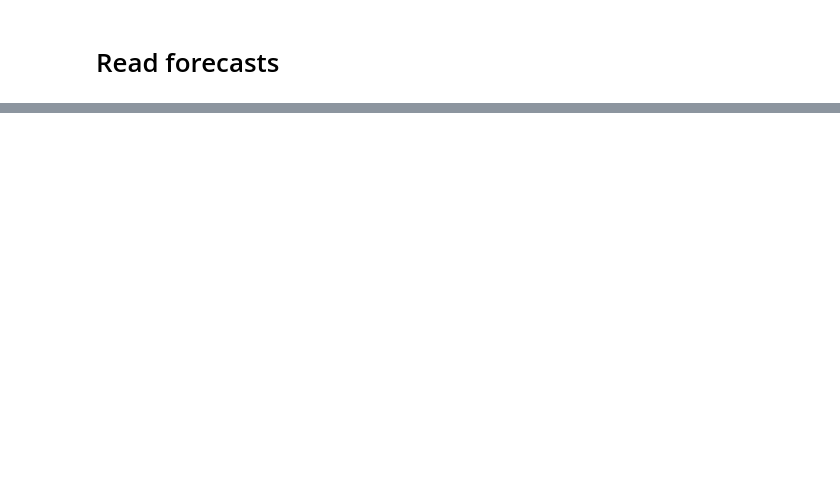
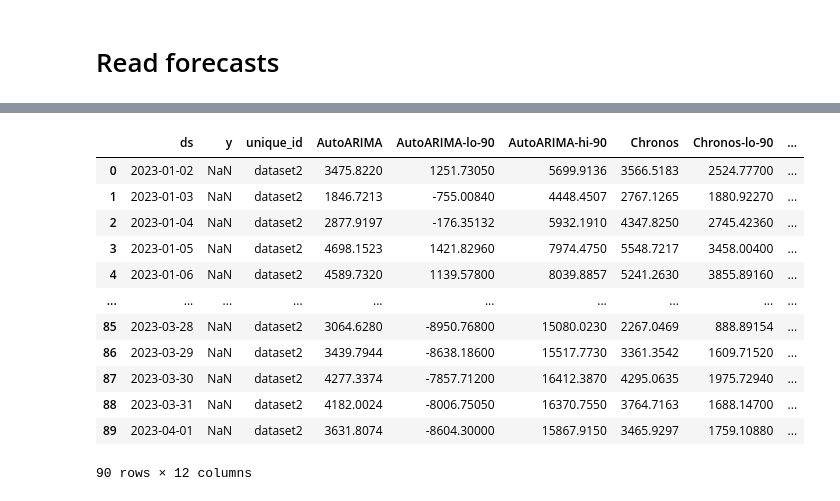
Before and after one commit to anamabo/medium-blogs, a Jupyter notebook: timecopilot/notebooks/forecast_dataset2.ipynb, the cells around one changed output, grey strips where cells are left out. Cells and saved outputs as stored; diff of their text form; code cells hidden in the pictures; blank space fills up the shorter version.

```diff
--- a/timecopilot/notebooks/forecast_dataset2.ipynb
+++ b/timecopilot/notebooks/forecast_dataset2.ipynb
@@ -103,0 +121,16 @@ all_data
+# %%
+true_and_preds
+# %% [output]
+|  | ds | y | unique_id | AutoARIMA | AutoARIMA-lo-90 | AutoARIMA-hi-90 | Chronos | Chronos-lo-90 | ... |
+| 0 | 2023-01-02 | NaN | dataset2 | 3475.8220 | 1251.73050 | 5699.9136 | 3566.5183 | 2524.77700 | ... |
+| 1 | 2023-01-03 | NaN | dataset2 | 1846.7213 | -755.00840 | 4448.4507 | 2767.1265 | 1880.92270 | ... |
+| 2 | 2023-01-04 | NaN | dataset2 | 2877.9197 | -176.35132 | 5932.1910 | 4347.8250 | 2745.42360 | ... |
+| 3 | 2023-01-05 | NaN | dataset2 | 4698.1523 | 1421.82960 | 7974.4750 | 5548.7217 | 3458.00400 | ... |
+| 4 | 2023-01-06 | NaN | dataset2 | 4589.7320 | 1139.57800 | 8039.8857 | 5241.2630 | 3855.89160 | ... |
+| ... | ... | ... | ... | ... | ... | ... | ... | ... | ... |
+| 85 | 2023-03-28 | NaN | dataset2 | 3064.6280 | -8950.76800 | 15080.0230 | 2267.0469 | 888.89154 | ... |
+| 86 | 2023-03-29 | NaN | dataset2 | 3439.7944 | -8638.18600 | 15517.7730 | 3361.3542 | 1609.71520 | ... |
+| 87 | 2023-03-30 | NaN | dataset2 | 4277.3374 | -7857.71200 | 16412.3870 | 4295.0635 | 1975.72940 | ... |
+| 88 | 2023-03-31 | NaN | dataset2 | 4182.0024 | -8006.75050 | 16370.7550 | 3764.7163 | 1688.14700 | ... |
+| 89 | 2023-04-01 | NaN | dataset2 | 3631.8074 | -8604.30000 | 15867.9150 | 3465.9297 | 1759.10880 | ... |
+90 rows × 12 columns
```
Also changed, not shown: parts of 5 cells of this notebook, 2 other files.
